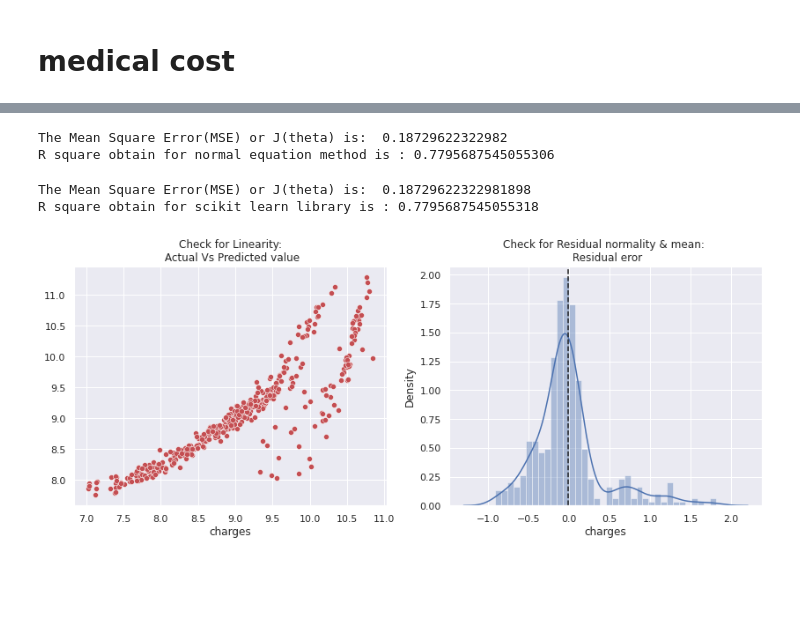
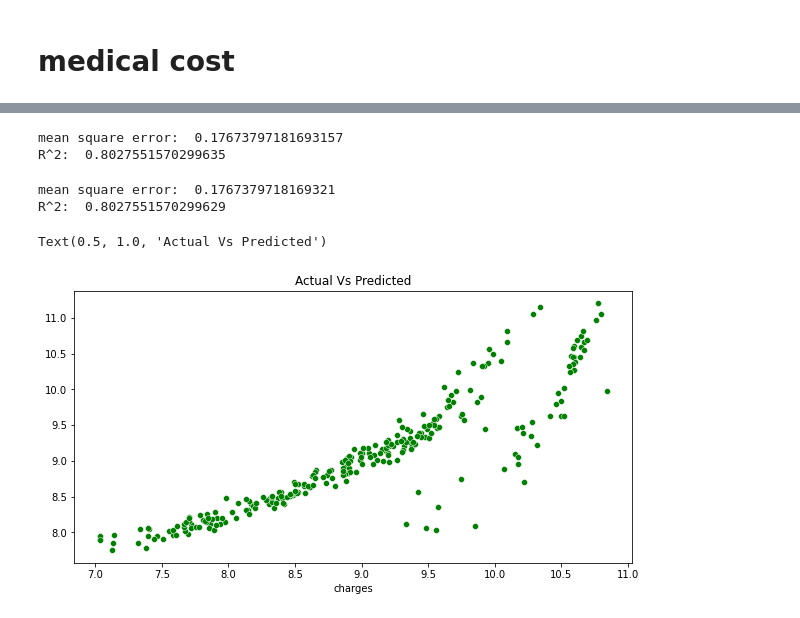
Before and after one commit to naksh-atra/ML_, a Jupyter notebook: LinearRegression.ipynb, the cells around one changed output, grey strips where cells are left out. Cells and saved outputs as stored; diff of their text form; code cells hidden in the pictures; blank space fills up the shorter version.

```diff
--- a/LinearRegression.ipynb
+++ b/LinearRegression.ipynb
@@ -142,45 +147,36 @@ parameter_df
 # %%
 # Normal equation
 y_pred_norm =  np.matmul(X_test_0,theta)
-
-#Evaluvation: MSE
+# MSE
 J_mse = np.sum((y_pred_norm - y_test)**2)/ X_test_0.shape[0]
-
-# R_square
+# R^2
 sse = np.sum((y_pred_norm - y_test)**2)
 sst = np.sum((y_test - y_test.mean())**2)
 R_square = 1 - (sse/sst)
-print('The Mean Square Error(MSE) or J(theta) is: ',J_mse)
-print('R square obtain for normal equation method is :',R_square)
+print('mean square error: ',J_mse)
+print('R^2: ',R_square)
 # %% [output]
-The Mean Square Error(MSE) or J(theta) is:  0.18729622322982
-R square obtain for normal equation method is : 0.7795687545055306
+mean square error:  0.17673797181693157
+R^2:  0.8027551570299635
 # %%
-# sklearn regression module
+# sklearn regression
 y_pred_sk = lin_reg.predict(X_test)
-
-#Evaluvation: MSE
+# MSE
 from sklearn.metrics import mean_squared_error
 J_mse_sk = mean_squared_error(y_pred_sk, y_test)
-
-# R_square
+# R^2
 R_square_sk = lin_reg.score(X_test,y_test)
-print('The Mean Square Error(MSE) or J(theta) is: ',J_mse_sk)
-print('R square obtain for scikit learn library is :',R_square_sk)
+print('mean square error: ',J_mse_sk)
+print('R^2: ',R_square_sk)
 # %% [output]
-The Mean Square Error(MSE) or J(theta) is:  0.18729622322981898
-R square obtain for scikit learn library is : 0.7795687545055318
+mean square error:  0.1767379718169321
+R^2:  0.8027551570299629
-# %%
-# Check for Linearity
-f = plt.figure(figsize=(14,5))
-ax = f.add_subplot(121)
-sns.scatterplot(y_test,y_pred_sk,ax=ax,color='r')
-ax.set_title('Check for Linearity:\n Actual Vs Predicted value')
-
-# Check for Residual normality & mean
-ax = f.add_subplot(122)
-sns.distplot((y_test - y_pred_sk),ax=ax,color='b')
-ax.axvline((y_test - y_pred_sk).mean(),color='k',linestyle='--')
-ax.set_title('Check for Residual normality & mean: \n Residual eror');
-# %% [output]
-[figure, removed]
+# %%
+# Model Validation
+# Check for Linearity
+f = plt.figure(figsize=(10,5))
+sns.scatterplot(x=y_test, y=y_pred_sk, color='g')
+plt.title('Actual Vs Predicted')
+# %% [output]
+Text(0.5, 1.0, 'Actual Vs Predicted')
+[figure, added]
```
Also changed, not shown: parts of 22 cells of this notebook.
